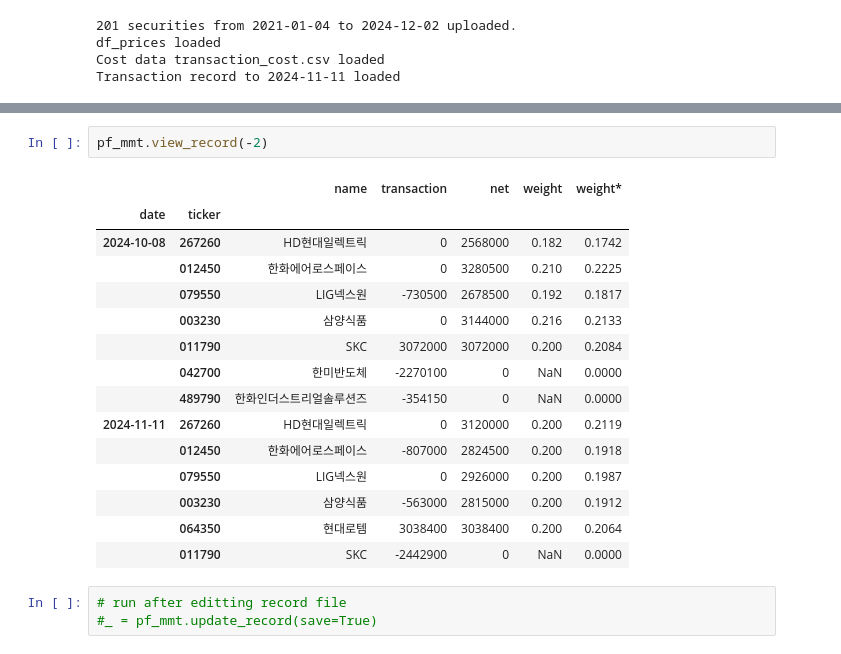
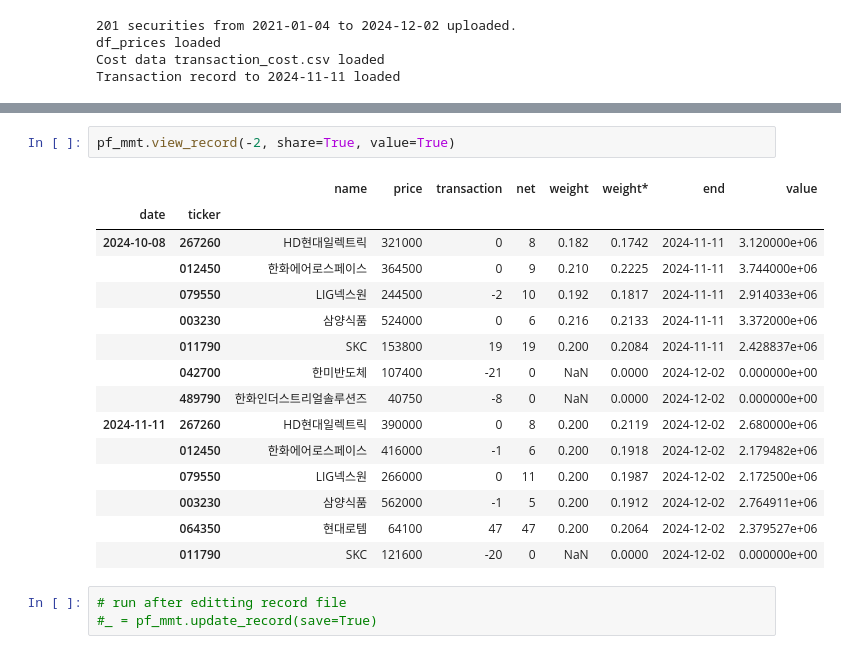
Before and after one commit to lbk209/portfolio, a Jupyter notebook: Allocate_Portfolio.ipynb, the cells around one changed output, grey strips where cells are left out. Cells and saved outputs as stored; diff of their text form.

```diff
--- a/Allocate_Portfolio.ipynb
+++ b/Allocate_Portfolio.ipynb
@@ -368,21 +358,21 @@ pf_mmt.portfolio_data['strategy']
 # %%
-pf_mmt.view_record(-2)
+pf_mmt.view_record(-2, share=True, value=True)
 # %% [output]
-|  |  | name | transaction | net | weight | weight* |
-| date | ticker |  |  |  |  |  |
-| 2024-10-08 | 267260 | HD현대일렉트릭 | 0 | 2568000 | 0.182 | 0.1742 |
-|  | 012450 | 한화에어로스페이스 | 0 | 3280500 | 0.210 | 0.2225 |
-|  | 079550 | LIG넥스원 | -730500 | 2678500 | 0.192 | 0.1817 |
-|  | 003230 | 삼양식품 | 0 | 3144000 | 0.216 | 0.2133 |
-|  | 011790 | SKC | 3072000 | 3072000 | 0.200 | 0.2084 |
-|  | 042700 | 한미반도체 | -2270100 | 0 | NaN | 0.0000 |
-|  | 489790 | 한화인더스트리얼솔루션즈 | -354150 | 0 | NaN | 0.0000 |
-| 2024-11-11 | 267260 | HD현대일렉트릭 | 0 | 3120000 | 0.200 | 0.2119 |
-|  | 012450 | 한화에어로스페이스 | -807000 | 2824500 | 0.200 | 0.1918 |
-|  | 079550 | LIG넥스원 | 0 | 2926000 | 0.200 | 0.1987 |
-|  | 003230 | 삼양식품 | -563000 | 2815000 | 0.200 | 0.1912 |
-|  | 064350 | 현대로템 | 3038400 | 3038400 | 0.200 | 0.2064 |
-|  | 011790 | SKC | -2442900 | 0 | NaN | 0.0000 |
+|  |  | name | price | transaction | net | weight | weight* | end | value |
+| date | ticker |  |  |  |  |  |  |  |  |
+| 2024-10-08 | 267260 | HD현대일렉트릭 | 321000 | 0 | 8 | 0.182 | 0.1742 | 2024-11-11 | 3.120000e+06 |
+|  | 012450 | 한화에어로스페이스 | 364500 | 0 | 9 | 0.210 | 0.2225 | 2024-11-11 | 3.744000e+06 |
+|  | 079550 | LIG넥스원 | 244500 | -2 | 10 | 0.192 | 0.1817 | 2024-11-11 | 2.914033e+06 |
+|  | 003230 | 삼양식품 | 524000 | 0 | 6 | 0.216 | 0.2133 | 2024-11-11 | 3.372000e+06 |
+|  | 011790 | SKC | 153800 | 19 | 19 | 0.200 | 0.2084 | 2024-11-11 | 2.428837e+06 |
+|  | 042700 | 한미반도체 | 107400 | -21 | 0 | NaN | 0.0000 | 2024-12-02 | 0.000000e+00 |
+|  | 489790 | 한화인더스트리얼솔루션즈 | 40750 | -8 | 0 | NaN | 0.0000 | 2024-12-02 | 0.000000e+00 |
+| 2024-11-11 | 267260 | HD현대일렉트릭 | 390000 | 0 | 8 | 0.200 | 0.2119 | 2024-12-02 | 2.680000e+06 |
+|  | 012450 | 한화에어로스페이스 | 416000 | -1 | 6 | 0.200 | 0.1918 | 2024-12-02 | 2.179482e+06 |
+|  | 079550 | LIG넥스원 | 266000 | 0 | 11 | 0.200 | 0.1987 | 2024-12-02 | 2.172500e+06 |
+|  | 003230 | 삼양식품 | 562000 | -1 | 5 | 0.200 | 0.1912 | 2024-12-02 | 2.764911e+06 |
+|  | 064350 | 현대로템 | 64100 | 47 | 47 | 0.200 | 0.2064 | 2024-12-02 | 2.379527e+06 |
+|  | 011790 | SKC | 121600 | -20 | 0 | NaN | 0.0000 | 2024-12-02 | 0.000000e+00 |
 # %%
 # run after editting record file
 #_ = pf_mmt.update_record(save=True)
```
Also changed, not shown: parts of 24 cells of this notebook, 1 other file.
